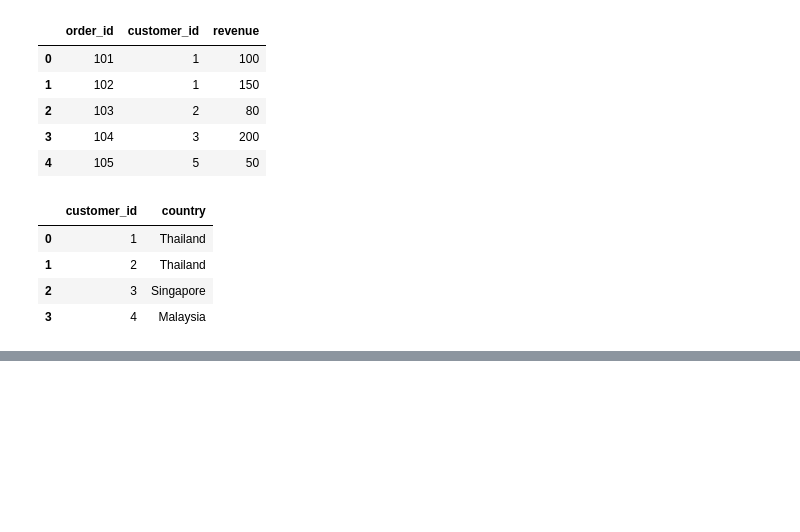
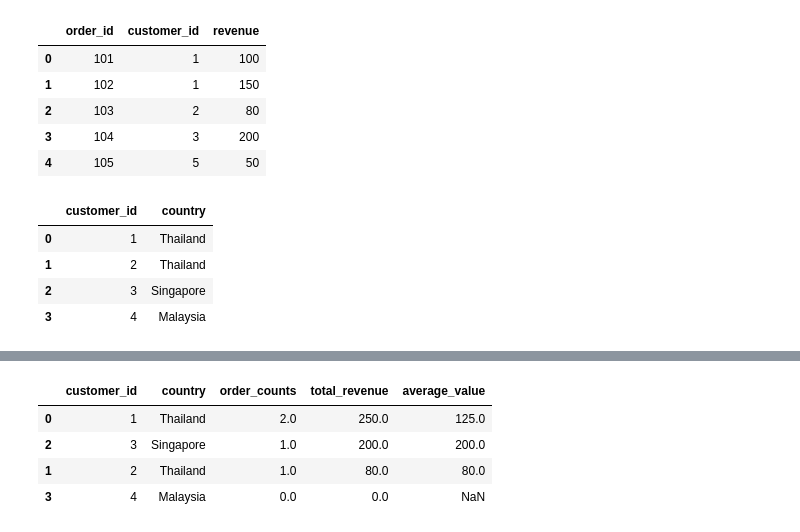
Before and after one commit to phawatboom/datascience_practice, a Jupyter notebook: 06_joins_and_sql.ipynb, the cells around one changed output, grey strips where cells are left out. Cells and saved outputs as stored; diff of their text form; code cells hidden in the pictures; blank space fills up the shorter version.

Commit message:
feat: learn df merge and sql queries

```diff
--- a/06_joins_and_sql.ipynb
+++ b/06_joins_and_sql.ipynb
@@ -144,0 +417,18 @@ customers
+# %%
+order_summary = orders.groupby("customer_id", as_index=False).agg(
+    order_counts=("order_id", "nunique"),
+    total_revenue=("revenue", "sum")
+)
+# %%
+customer_summary = customers.merge(
+    order_summary,
+    on="customer_id",
+    how="left",
+    validate="1:1"
+)
+# %%
+customer_summary[["order_counts", "total_revenue"]] = (
+    customer_summary[["order_counts", "total_revenue"]].fillna(0)
+)
+
+customer_summary
@@ -144,0 +461,11 @@ customers
+# %%
+customer_summary["average_value"] = (customer_summary["total_revenue"]
+/ customer_summary["order_counts"].where(customer_summary["order_counts"] > 0))
+
+customer_summary.sort_values("total_revenue", ascending=False)
+# %% [output]
+|  | customer_id | country | order_counts | total_revenue | average_value |
+| 0 | 1 | Thailand | 2.0 | 250.0 | 125.0 |
+| 2 | 3 | Singapore | 1.0 | 200.0 | 200.0 |
+| 1 | 2 | Thailand | 1.0 | 80.0 | 80.0 |
+| 3 | 4 | Malaysia | 0.0 | 0.0 | NaN |
```
Also changed, not shown: parts of 27 cells of this notebook.
